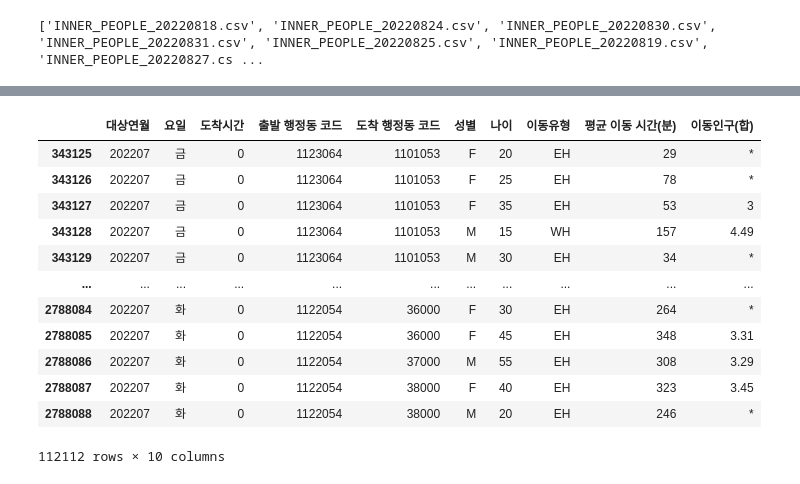
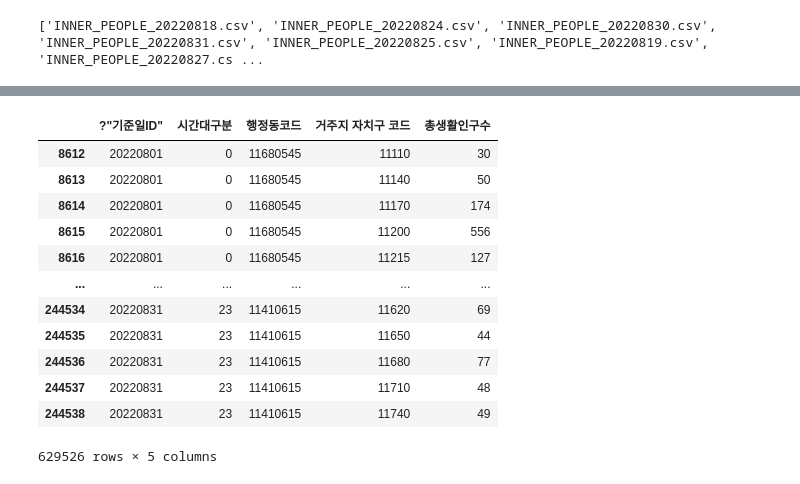
Before and after one commit to MinkyuRamen/WatermelonTheBest, a Jupyter notebook: predict_bus/predict_bus_code.ipynb, the cells around one changed output, grey strips where cells are left out. Saved outputs shown, nothing was run; the diff lists cells and outputs as text; code cells hidden in the pictures.

```diff
--- a/predict_bus/predict_bus_code.ipynb
+++ b/predict_bus/predict_bus_code.ipynb
@@ -39,14 +47,15 @@ len(hotplace)
 # %%
 file_list = os.listdir('/Users/minkyuramen/Desktop/INNER_PEOPLE_202208/')
 print(file_list)
+name_list = []
 
-for file in file_list:
+for file in sorted(file_list):
     file_name = file.split('.')[0]
     move_data = pd.read_csv(f'/Users/minkyuramen/Desktop/INNER_PEOPLE_202208/{file}', encoding='euc-kr')
     move_data5 = move_data.iloc[:,:5]
     for idx, i in enumerate(hotplace):
         globals()[f'{file_name}_{idx}'] = move_data5[move_data5['행정동코드']==i]
     globals()[file_name] = pd.concat([globals()[f'{file_name}_{idx}'] for idx in range(len(hotplace))])
-    globals()[file_name]
+    name_list.append(globals()[file_name])
 # %% [output]
 ['INNER_PEOPLE_20220818.csv', 'INNER_PEOPLE_20220824.csv', 'INNER_PEOPLE_20220830.csv', 'INNER_PEOPLE_20220831.csv', 'INNER_PEOPLE_20220825.csv', 'INNER_PEOPLE_20220819.csv', 'INNER_PEOPLE_20220827.cs ...
@@ -73,19 +62,17 @@ move_data5[move_data5['행정동코드']==11680640]
-# %%
-for idx, i in enumerate(dong_num_list):
-    globals()[f'move_data_0700_{idx}'] = move_data_0700[move_data_0700['출발 행정동 코드']==i]
-move_data_0700_gangnam = pd.concat([globals()[f'move_data_0700_{idx}'] for idx in range(len(dong_num_list))])
-move_data_0700_gangnam
-# %% [output]
-|  | 대상연월 | 요일 | 도착시간 | 출발 행정동 코드 | 도착 행정동 코드 | 성별 | 나이 | 이동유형 | 평균 이동 시간(분) | 이동인구(합) |
-| 343125 | 202207 | 금 | 0 | 1123064 | 1101053 | F | 20 | EH | 29 | * |
-| 343126 | 202207 | 금 | 0 | 1123064 | 1101053 | F | 25 | EH | 78 | * |
-| 343127 | 202207 | 금 | 0 | 1123064 | 1101053 | F | 35 | EH | 53 | 3 |
-| 343128 | 202207 | 금 | 0 | 1123064 | 1101053 | M | 15 | WH | 157 | 4.49 |
-| 343129 | 202207 | 금 | 0 | 1123064 | 1101053 | M | 30 | EH | 34 | * |
-| ... | ... | ... | ... | ... | ... | ... | ... | ... | ... | ... |
-| 2788084 | 202207 | 화 | 0 | 1122054 | 36000 | F | 30 | EH | 264 | * |
-| 2788085 | 202207 | 화 | 0 | 1122054 | 36000 | F | 45 | EH | 348 | 3.31 |
-| 2788086 | 202207 | 화 | 0 | 1122054 | 37000 | M | 55 | EH | 308 | 3.29 |
-| 2788087 | 202207 | 화 | 0 | 1122054 | 38000 | F | 40 | EH | 323 | 3.45 |
-| 2788088 | 202207 | 화 | 0 | 1122054 | 38000 | M | 20 | EH | 246 | * |
-112112 rows × 10 columns
+# %%
+move_people_08 = pd.concat(name_list)
+move_people_08
+# %% [output]
+|  | ?"기준일ID" | 시간대구분 | 행정동코드 | 거주지 자치구 코드 | 총생활인구수 |
+| 8612 | 20220801 | 0 | 11680545 | 11110 | 30 |
+| 8613 | 20220801 | 0 | 11680545 | 11140 | 50 |
+| 8614 | 20220801 | 0 | 11680545 | 11170 | 174 |
+| 8615 | 20220801 | 0 | 11680545 | 11200 | 556 |
+| 8616 | 20220801 | 0 | 11680545 | 11215 | 127 |
+| ... | ... | ... | ... | ... | ... |
+| 244534 | 20220831 | 23 | 11410615 | 11620 | 69 |
+| 244535 | 20220831 | 23 | 11410615 | 11650 | 44 |
+| 244536 | 20220831 | 23 | 11410615 | 11680 | 77 |
+| 244537 | 20220831 | 23 | 11410615 | 11710 | 48 |
+| 244538 | 20220831 | 23 | 11410615 | 11740 | 49 |
+629526 rows × 5 columns
```
Also changed, not shown: parts of 15 cells of this notebook.
